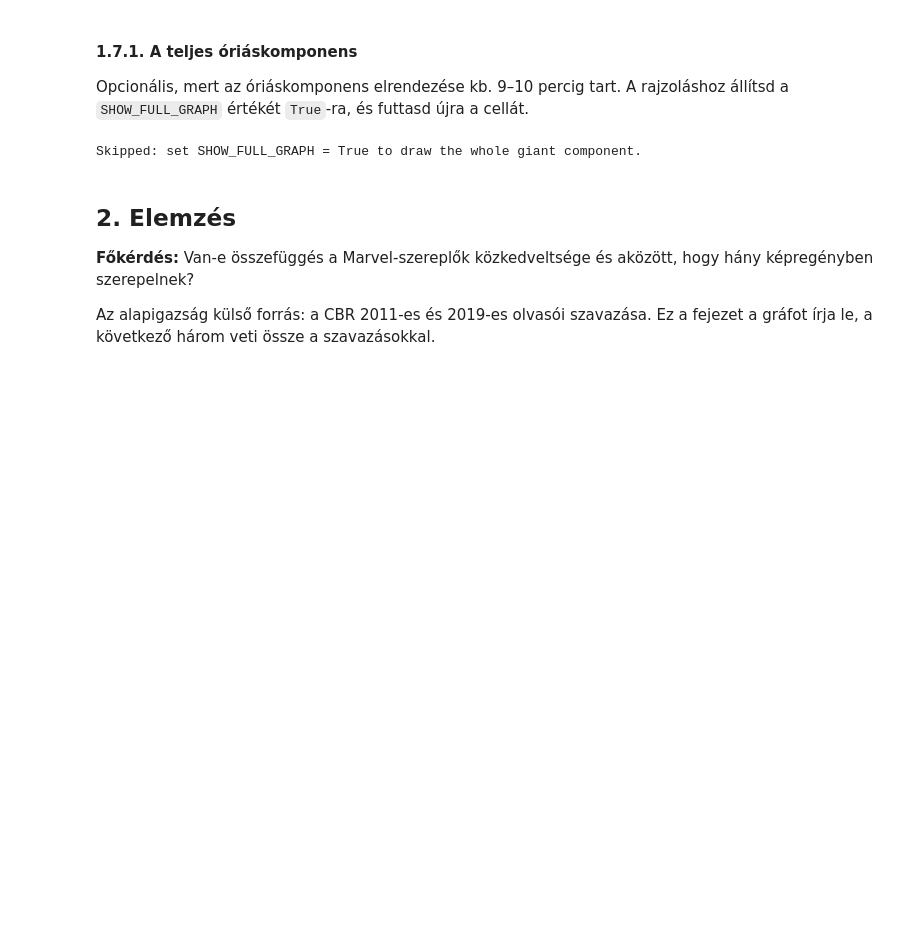
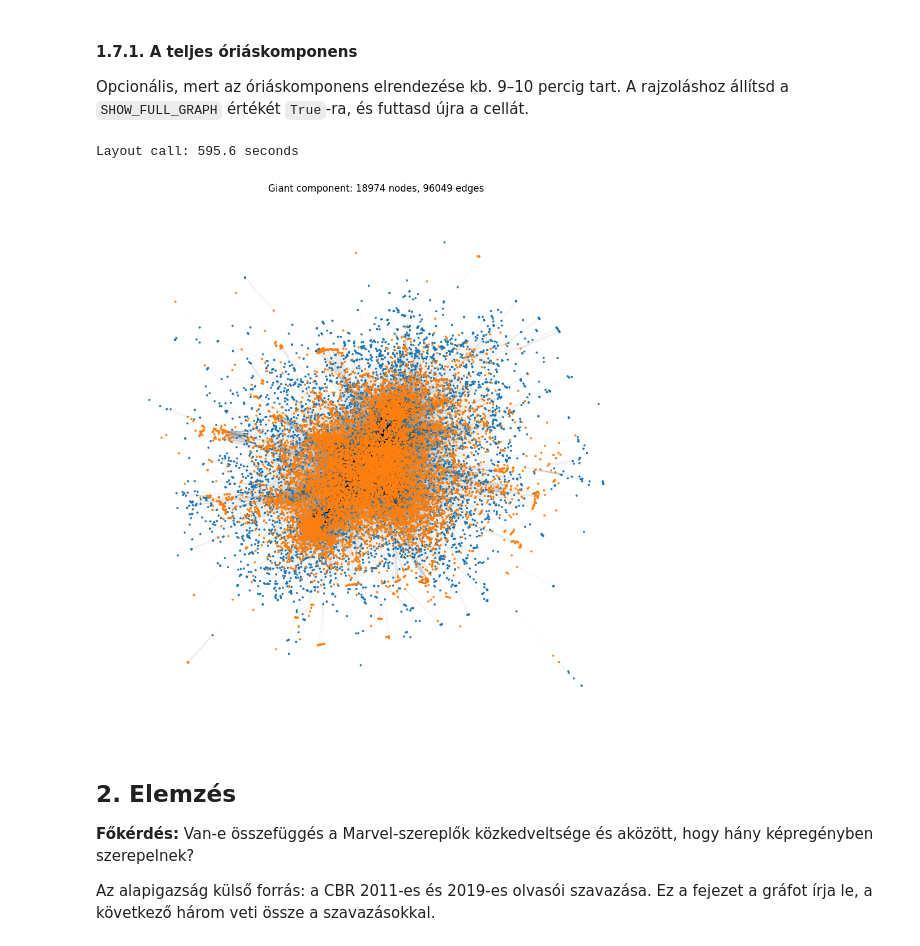
Before and after one commit to arrora09/kozhalo, a Jupyter notebook: project/beadando.ipynb, the cells around one changed output. Cells and saved outputs as stored; diff of their text form; code cells hidden in the pictures; blank space fills up the shorter version.

```diff
--- a/project/beadando.ipynb
+++ b/project/beadando.ipynb
@@ -306,34 +306,35 @@ Subgraph: 24 nodes, 134 edges
 
 Opcionális, mert az óriáskomponens elrendezése kb. 9–10 percig tart. A rajzoláshoz állítsd a `SHOW_FULL_GRAPH` értékét `True`-ra, és futtasd újra a cellát.
 # %%
-SHOW_FULL_GRAPH = False
+SHOW_FULL_GRAPH = True
 
 if SHOW_FULL_GRAPH:
     giant_graph = B.subgraph(giant)
 
     t0 = perf_counter()
     pos_giant = nx.spring_layout(giant_graph, seed=SEED, weight=None)
     print(f"Layout call: {perf_counter() - t0:.1f} seconds")
 
     plt.figure(figsize=(10, 10))
     nx.draw_networkx_edges(giant_graph, pos_giant, width=0.3, alpha=0.03)
     nx.draw_networkx_nodes(
         giant_graph,
         pos_giant,
         node_size=3,
         node_color=["tab:blue" if node in hero_nodes else "tab:orange" for node in giant_graph],
     )
     plt.title(
         f"Giant component: {giant_graph.number_of_nodes()} nodes, "
         f"{giant_graph.number_of_edges()} edges"
     )
     plt.axis("off")
     plt.tight_layout()
     plt.show()
 else:
     print("Skipped: set SHOW_FULL_GRAPH = True to draw the whole giant component.")
 # %% [output]
-Skipped: set SHOW_FULL_GRAPH = True to draw the whole giant component.
+Layout call: 595.6 seconds
+[figure, added]
 # %% [markdown]
 ## 2. Elemzés
 
```
Also changed, not shown: parts of 2 cells of this notebook, 1 other file.
